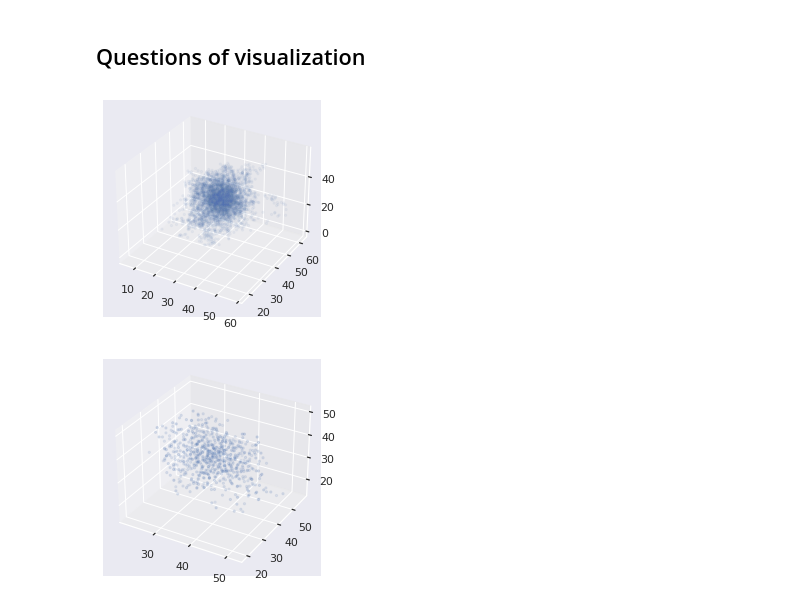
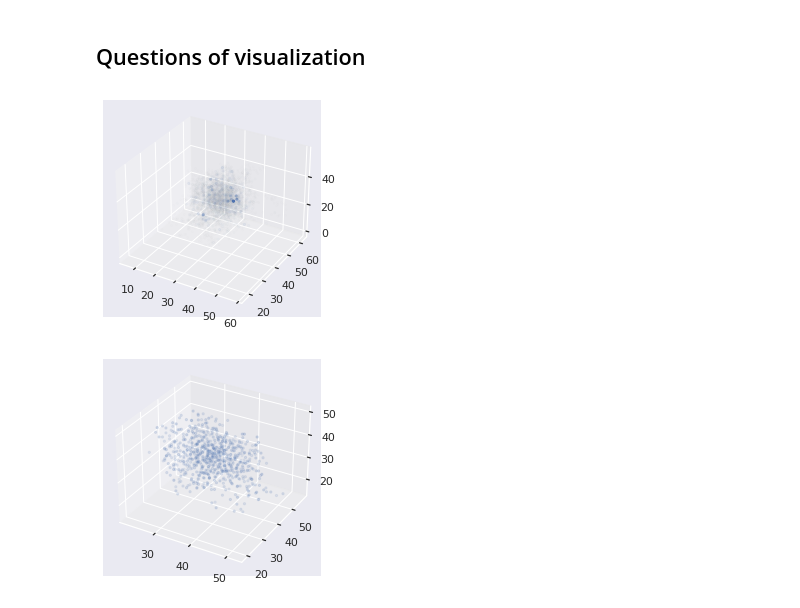
Before and after one commit to yamatteo/baryons, a Jupyter notebook: notebook.ipynb, the cells around one changed output. Drawn from its saved outputs; the diff is of its cells as text; code cells hidden in the pictures.

```diff
--- a/notebook.ipynb
+++ b/notebook.ipynb
@@ -159,18 +159,19 @@ coalesced:
 # %%
 x = torch.load("data/TNG100-3_SNAP099_MASS1.00e+12_5.00e+12_NGASMIN500/nvoxel_64/test/halo_14585_coalesced.npy")["dm"]
 import matplotlib.pyplot as plt
 import seaborn as sns
 from mpl_toolkits.mplot3d import Axes3D
 
 sns.set(style = "darkgrid")
-idxs = x.coalesce().indices()
+pos = x.coalesce().indices()
+mass = x.coalesce().values()
 fig = plt.figure()
 ax = fig.add_subplot(111, projection='3d')
 
-ax.scatter(idxs[0], idxs[1], idxs[2], marker=".", alpha=0.05)
+ax.scatter(pos[0], pos[1], pos[2], marker=".", alpha=mass/10)
 plt.show()
 # %% [output]
-[figure, old version]
+[figure, new version]
 # %%
 x = torch.load("data/TNG100-3_SNAP099_MASS1.00e+12_5.00e+12_NGASMIN500/nvoxel_64/test/halo_14585_coalesced.npy")["gas"]
 import matplotlib.pyplot as plt
```
Also changed, not shown: parts of 2 cells of this notebook, 3 other files.
